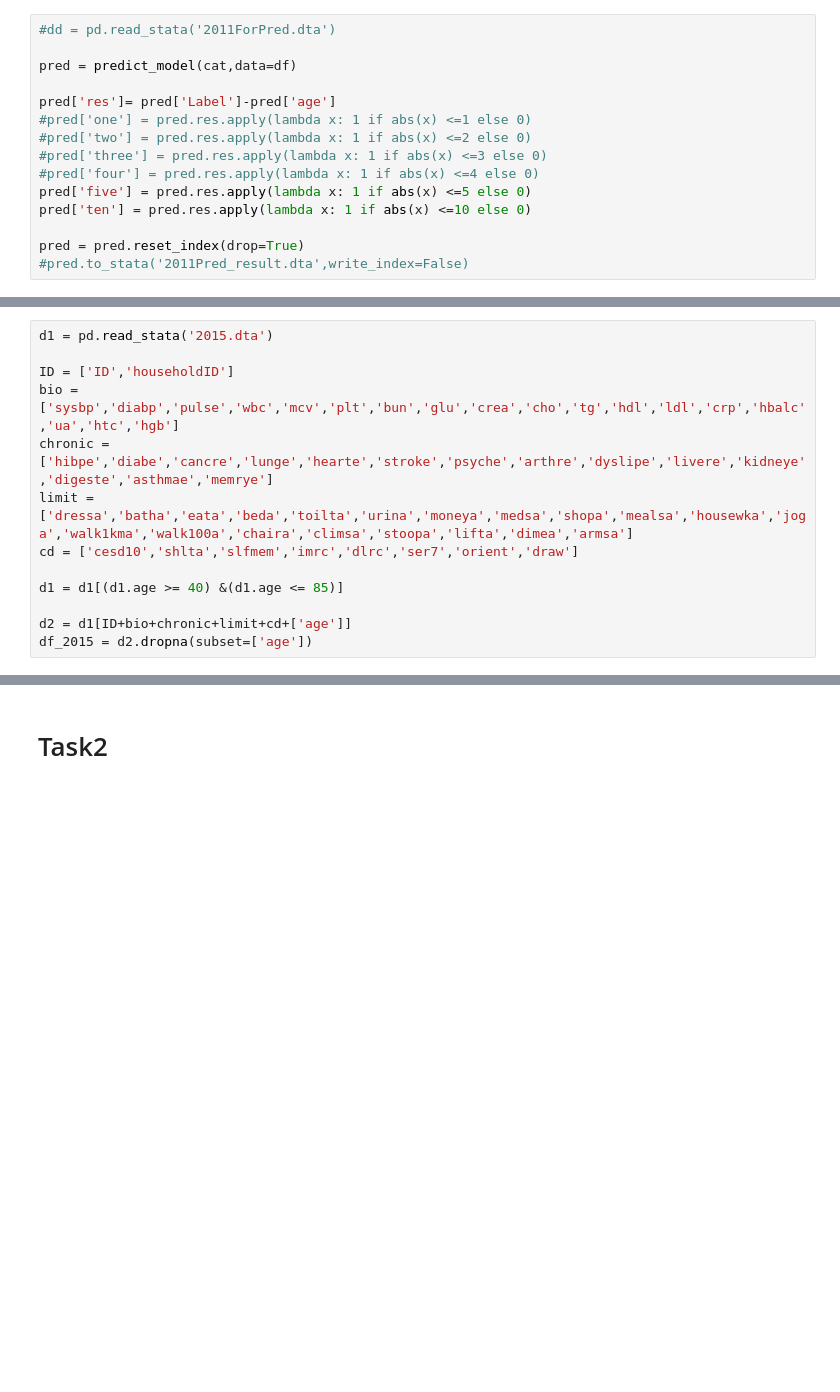
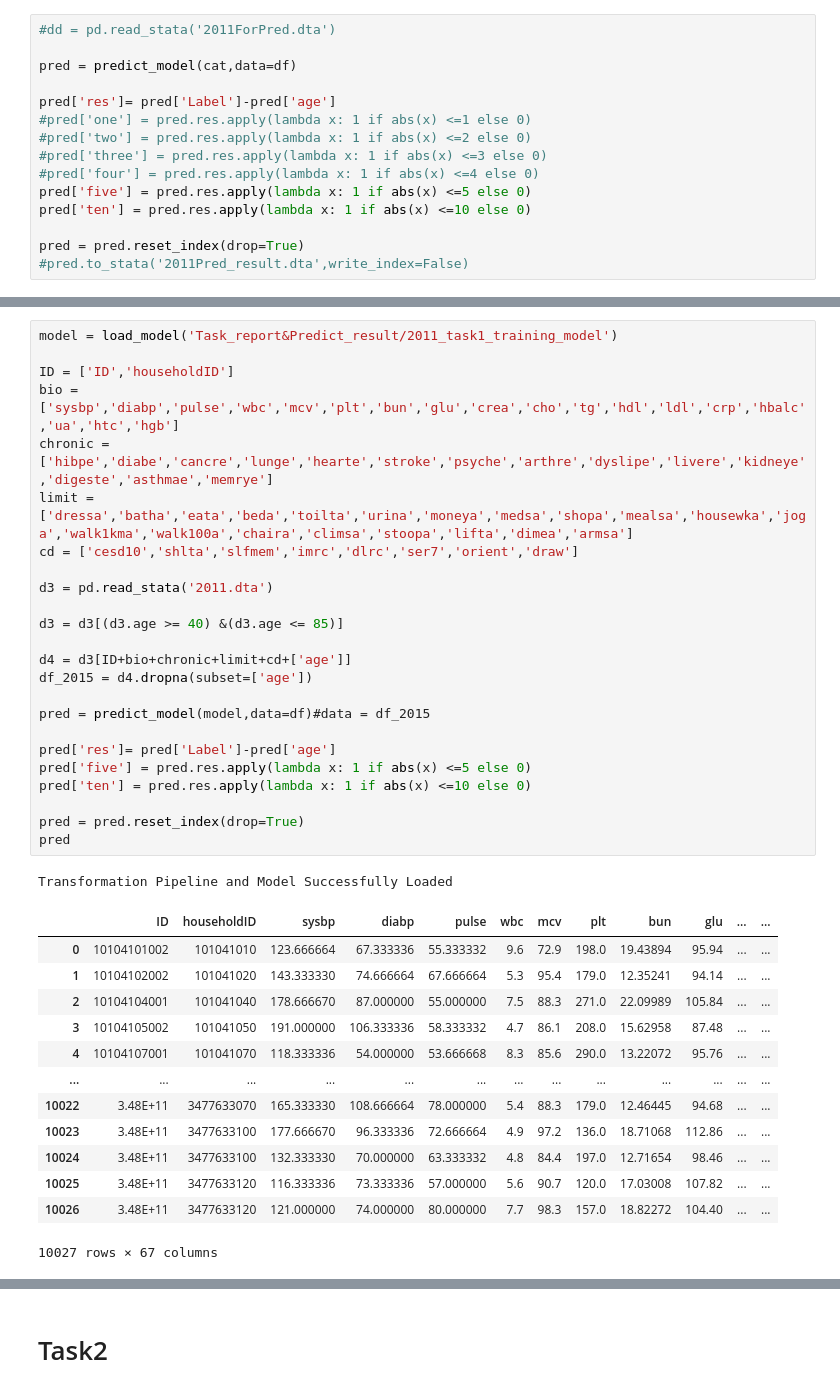
Before and after one commit to FoeinLove/DKU, a Jupyter notebook: Task(2020-10-13).ipynb, the cells around one changed output, grey strips where cells are left out. Cells and saved outputs as stored; diff of their text form; blank space fills up the shorter version.

Commit message:
make some changes of the training & predicting process

```diff
--- a/Task(2020-10-13).ipynb
+++ b/Task(2020-10-13).ipynb
@@ -253,13 +191,39 @@ Transformation Pipeline and Model Succesfully Saved
 # %%
-d1 = pd.read_stata('2015.dta')
+model = load_model('Task_report&Predict_result/2011_task1_training_model')
 
 ID = ['ID','householdID']
 bio = ['sysbp','diabp','pulse','wbc','mcv','plt','bun','glu','crea','cho','tg','hdl','ldl','crp','hbalc','ua','htc','hgb']
 chronic = ['hibpe','diabe','cancre','lunge','hearte','stroke','psyche','arthre','dyslipe','livere','kidneye','digeste','asthmae','memrye']
 limit = ['dressa','batha','eata','beda','toilta','urina','moneya','medsa','shopa','mealsa','housewka','joga','walk1kma','walk100a','chaira','climsa','stoopa','lifta','dimea','armsa']
 cd = ['cesd10','shlta','slfmem','imrc','dlrc','ser7','orient','draw']
 
-d1 = d1[(d1.age >= 40) &(d1.age <= 85)]
+d3 = pd.read_stata('2011.dta')
 
-d2 = d1[ID+bio+chronic+limit+cd+['age']]
-df_2015 = d2.dropna(subset=['age'])
+d3 = d3[(d3.age >= 40) &(d3.age <= 85)]
+
+d4 = d3[ID+bio+chronic+limit+cd+['age']]
+df_2015 = d4.dropna(subset=['age'])
+
+pred = predict_model(model,data=df)#data = df_2015
+
+pred['res']= pred['Label']-pred['age']
+pred['five'] = pred.res.apply(lambda x: 1 if abs(x) <=5 else 0)
+pred['ten'] = pred.res.apply(lambda x: 1 if abs(x) <=10 else 0)
+
+pred = pred.reset_index(drop=True)
+pred
+# %% [output]
+Transformation Pipeline and Model Successfully Loaded
+|  | ID | householdID | sysbp | diabp | pulse | wbc | mcv | plt | bun | glu | ... | ... |
+| 0 | 10104101002 | 101041010 | 123.666664 | 67.333336 | 55.333332 | 9.6 | 72.9 | 198.0 | 19.43894 | 95.94 | ... | ... |
+| 1 | 10104102002 | 101041020 | 143.333330 | 74.666664 | 67.666664 | 5.3 | 95.4 | 179.0 | 12.35241 | 94.14 | ... | ... |
+| 2 | 10104104001 | 101041040 | 178.666670 | 87.000000 | 55.000000 | 7.5 | 88.3 | 271.0 | 22.09989 | 105.84 | ... | ... |
+| 3 | 10104105002 | 101041050 | 191.000000 | 106.333336 | 58.333332 | 4.7 | 86.1 | 208.0 | 15.62958 | 87.48 | ... | ... |
+| 4 | 10104107001 | 101041070 | 118.333336 | 54.000000 | 53.666668 | 8.3 | 85.6 | 290.0 | 13.22072 | 95.76 | ... | ... |
+| ... | ... | ... | ... | ... | ... | ... | ... | ... | ... | ... | ... | ... |
+| 10022 | 3.48E+11 | 3477633070 | 165.333330 | 108.666664 | 78.000000 | 5.4 | 88.3 | 179.0 | 12.46445 | 94.68 | ... | ... |
+| 10023 | 3.48E+11 | 3477633100 | 177.666670 | 96.333336 | 72.666664 | 4.9 | 97.2 | 136.0 | 18.71068 | 112.86 | ... | ... |
+| 10024 | 3.48E+11 | 3477633100 | 132.333330 | 70.000000 | 63.333332 | 4.8 | 84.4 | 197.0 | 12.71654 | 98.46 | ... | ... |
+| 10025 | 3.48E+11 | 3477633120 | 116.333336 | 73.333336 | 57.000000 | 5.6 | 90.7 | 120.0 | 17.03008 | 107.82 | ... | ... |
+| 10026 | 3.48E+11 | 3477633120 | 121.000000 | 74.000000 | 80.000000 | 7.7 | 98.3 | 157.0 | 18.82272 | 104.40 | ... | ... |
+10027 rows × 67 columns
```
Also changed, not shown: parts of 50 cells of this notebook, 8 other files.
